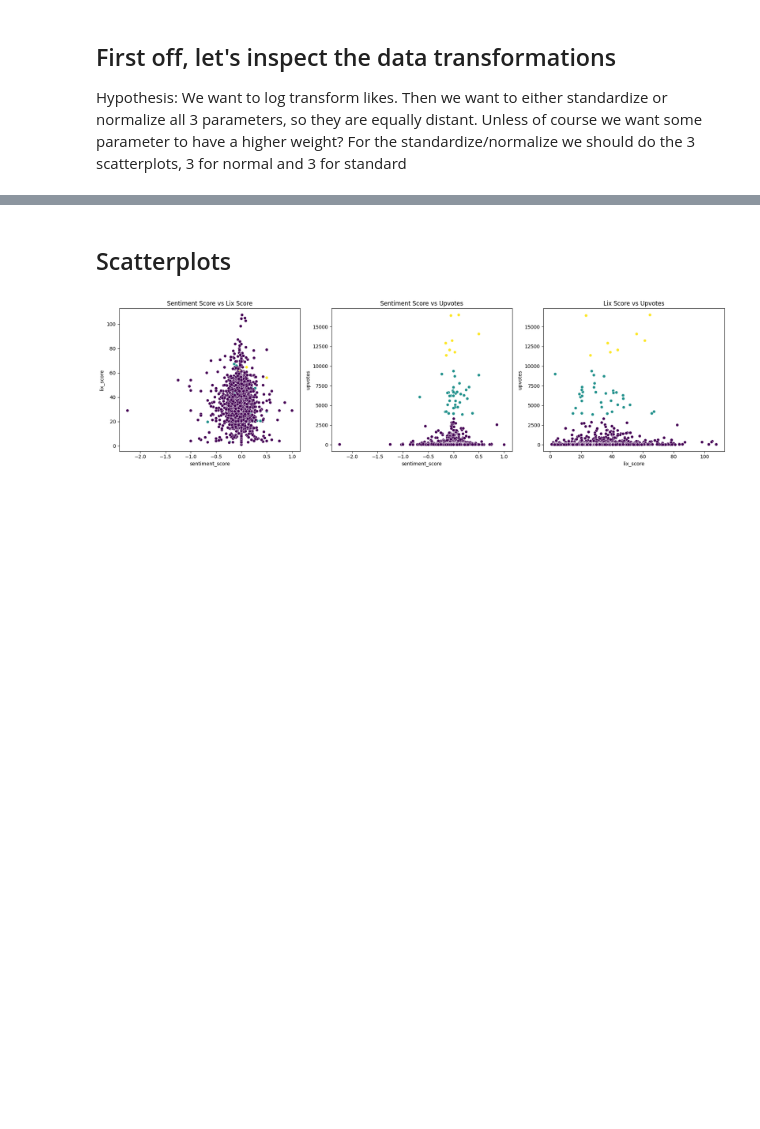
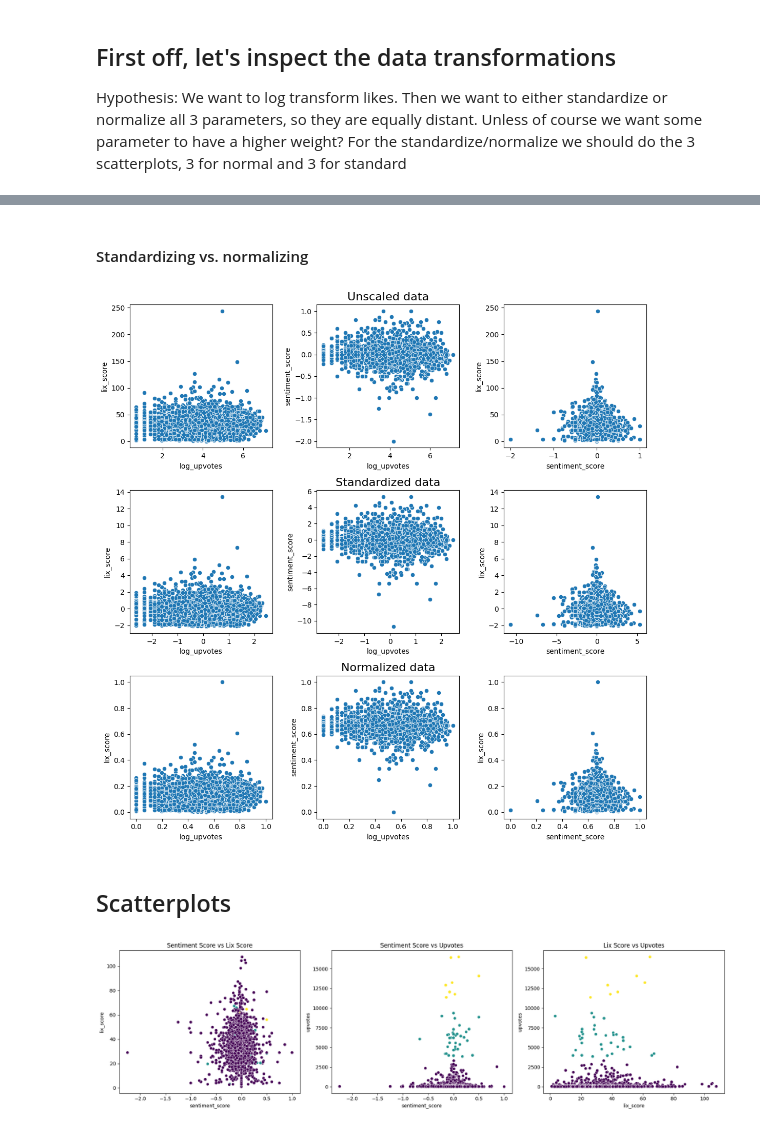
Before and after one commit to danielries/comptoolsproject, a Jupyter notebook: clustering.ipynb, the cells around one changed output, grey strips where cells are left out. Drawn from its saved outputs; the diff is of its cells as text; code cells hidden in the pictures; blank space fills up the shorter version.

```diff
--- a/clustering.ipynb
+++ b/clustering.ipynb
@@ -112,0 +85,40 @@ Log std is: 3.818817293758623
+# %% [markdown]
+#### Standardizing vs. normalizing
+# %%
+fig, axes = plt.subplots(3, 3, figsize=(11, 11))
+cols = ['log_upvotes', 'lix_score', 'sentiment_score']
+df_clean = dt[cols]
+
+stn_scaler = StandardScaler()
+df_stn = pd.DataFrame(stn_scaler.fit_transform(df_clean), columns=cols)
+df_norm = pd.DataFrame(minmax_scale(df_clean, axis = 0), columns=cols)
+
+# df_clean.head(1)
+# df_stn.head(1)
+# df_norm.head(1)
+
+
+#Plot for untreated data
+axes[0, 1].set_title('Unscaled data', fontsize=16)
+sns.scatterplot(ax = axes[0, 0], data=df_clean, x="log_upvotes", y="lix_score")
+sns.scatterplot(ax = axes[0, 1], data=df_clean, x="log_upvotes", y="sentiment_score")
+sns.scatterplot(ax = axes[0, 2], data=df_clean, x="sentiment_score", y="lix_score")
+
+#Plot for standardized data
+axes[1, 1].set_title('Standardized data', fontsize=16)
+sns.scatterplot(ax = axes[1, 0], data=df_stn, x="log_upvotes", y="lix_score")
+sns.scatterplot(ax = axes[1, 1], data=df_stn, x="log_upvotes", y="sentiment_score")
+sns.scatterplot(ax = axes[1, 2], data=df_stn, x="sentiment_score", y="lix_score")
+
+
+#Plot for normalized data
+axes[2, 1].set_title('Normalized data', fontsize=16)
+sns.scatterplot(ax = axes[2, 0], data=df_norm, x="log_upvotes", y="lix_score")
+sns.scatterplot(ax = axes[2, 1], data=df_norm, x="log_upvotes", y="sentiment_score")
+sns.scatterplot(ax = axes[2, 2], data=df_norm, x="sentiment_score", y="lix_score")
+
+# fig.suptitle('Scatterplots of the data', fontsize=16)
+plt.tight_layout()
+plt.show()
+# %% [output]
+[figure, added]
```
Also changed, not shown: parts of 9 cells of this notebook, 1 other file.
